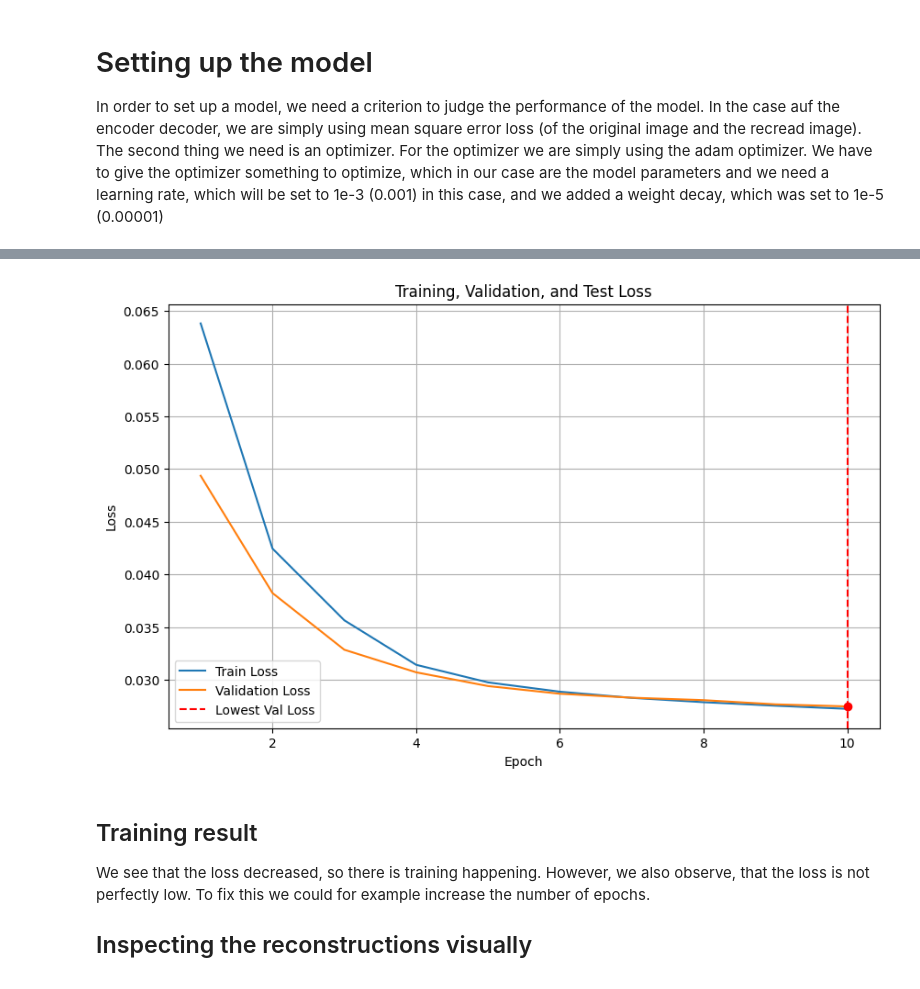
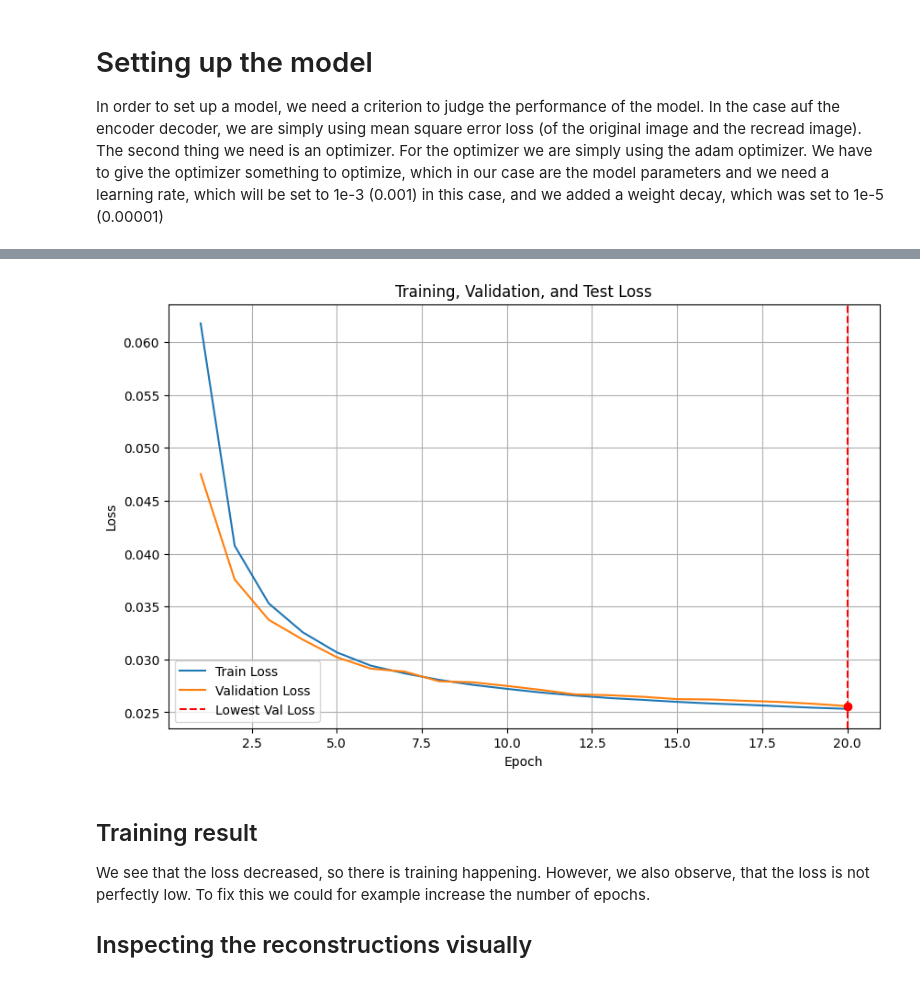
Before and after one commit to jonfunk21/ML4Proteins, a Jupyter notebook: 02_Representations/Autoencoders.ipynb, the cells around one changed output, grey strips where cells are left out. Drawn from its saved outputs; the diff is of its cells as text; code cells hidden in the pictures.

```diff
--- a/02_Representations/Autoencoders.ipynb
+++ b/02_Representations/Autoencoders.ipynb
@@ -115,6 +115,7 @@ We first reduce the images with a few linear layers. To structure the code we ar
 class Autoencoder(nn.Module):
     def __init__(self, d_z=10):
         super().__init__()
+        self.d_z=d_z
         self.encoder = nn.Sequential(
             nn.Linear(28*28, 128),    # N,784 -> N,128
             nn.ReLU(),
@@ -135,9 +136,17 @@ class Autoencoder(nn.Module):
 
     def forward(self, x):
         x = x.view(-1, 28 * 28)
-        encoded = self.encoder(x)
-        decoded = self.decoder(encoded)
+        z = self.encoder(x)
+        decoded = self.decoder(z)
         return decoded.view(-1, 1, 28, 28)
+
+    def encode(self, x):
+        x = x.view(-1, 28 * 28)
+        z = self.encoder(x)
+        return z
+
+    def generate(self, z):
+        return self.decoder(z)
 # %% [markdown]
 # Training the model
 
@@ -300,7 +309,8 @@ In order to set up a model, we need a criterion to judge the performance of the
 The second thing we need is an optimizer. For the optimizer we are simply using the adam optimizer. We have to give the optimizer something to optimize, which in our case are the model parameters and we need a learning rate, which will be set to 1e-3 (0.001) in this case, and we added a weight decay, which was set to 1e-5 (0.00001)
 # %%
 device = torch.device("cuda" if torch.cuda.is_available() else "cpu")
-num_epochs=10
+num_epochs=20
+
 print(f"Using {device}")
 
 d_z = 10
@@ -339,4 +354,4 @@ Test Loss: 0.0271
-[figure, old version]
+[figure, new version]
 # %% [markdown]
 ## Training result
 
```
Also changed, not shown: parts of 16 cells of this notebook, 8 other files.
